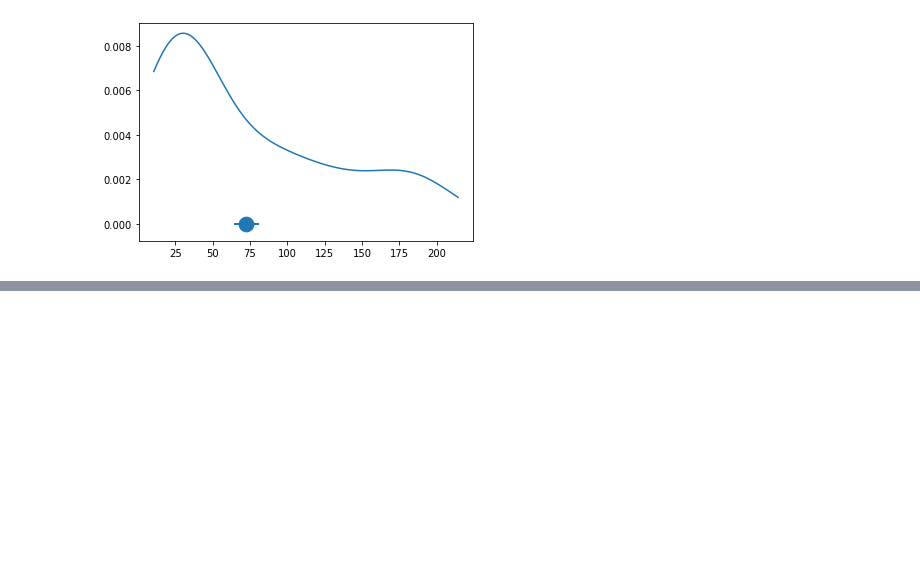
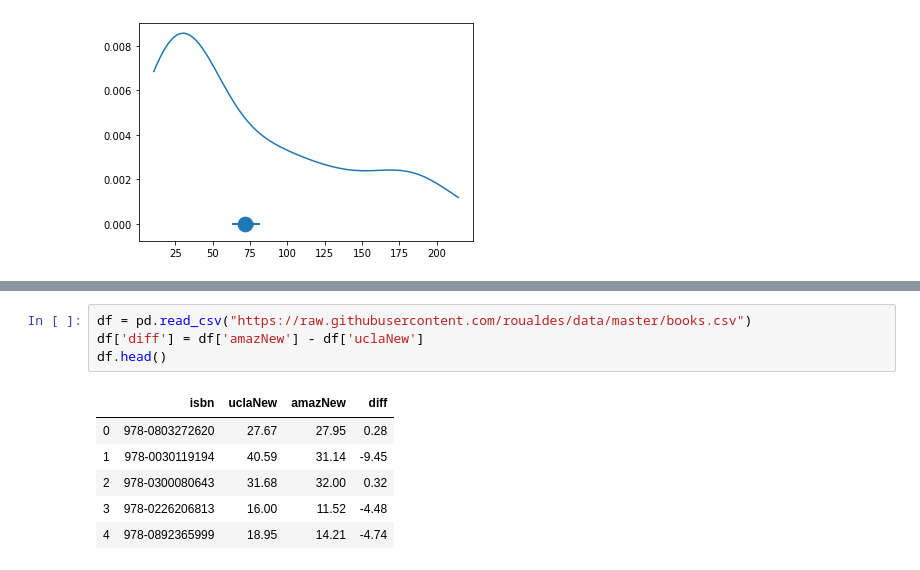
Before and after one commit to josephmlev/levine_j_math_314, a Jupyter notebook: notes/Class_notes_9.23-.ipynb, the cells around one changed output, grey strips where cells are left out. Cells and saved outputs as stored; diff of their text form; blank space fills up the shorter version.

```diff
--- a/notes/Class_notes_9.23-.ipynb
+++ b/notes/Class_notes_9.23-.ipynb
@@ -754,0 +778,11 @@ print(bootstrap(df['amazNew'], R, min))
+# %%
+df = pd.read_csv("https://raw.githubusercontent.com/roualdes/data/master/books.csv")
+df['diff'] = df['amazNew'] - df['uclaNew']
+df.head()
+# %% [output]
+|  | isbn | uclaNew | amazNew | diff |
+| 0 | 978-0803272620 | 27.67 | 27.95 | 0.28 |
+| 1 | 978-0030119194 | 40.59 | 31.14 | -9.45 |
+| 2 | 978-0300080643 | 31.68 | 32.00 | 0.32 |
+| 3 | 978-0226206813 | 16.00 | 11.52 | -4.48 |
+| 4 | 978-0892365999 | 18.95 | 14.21 | -4.74 |
```
Also changed, not shown: parts of 10 cells of this notebook.
